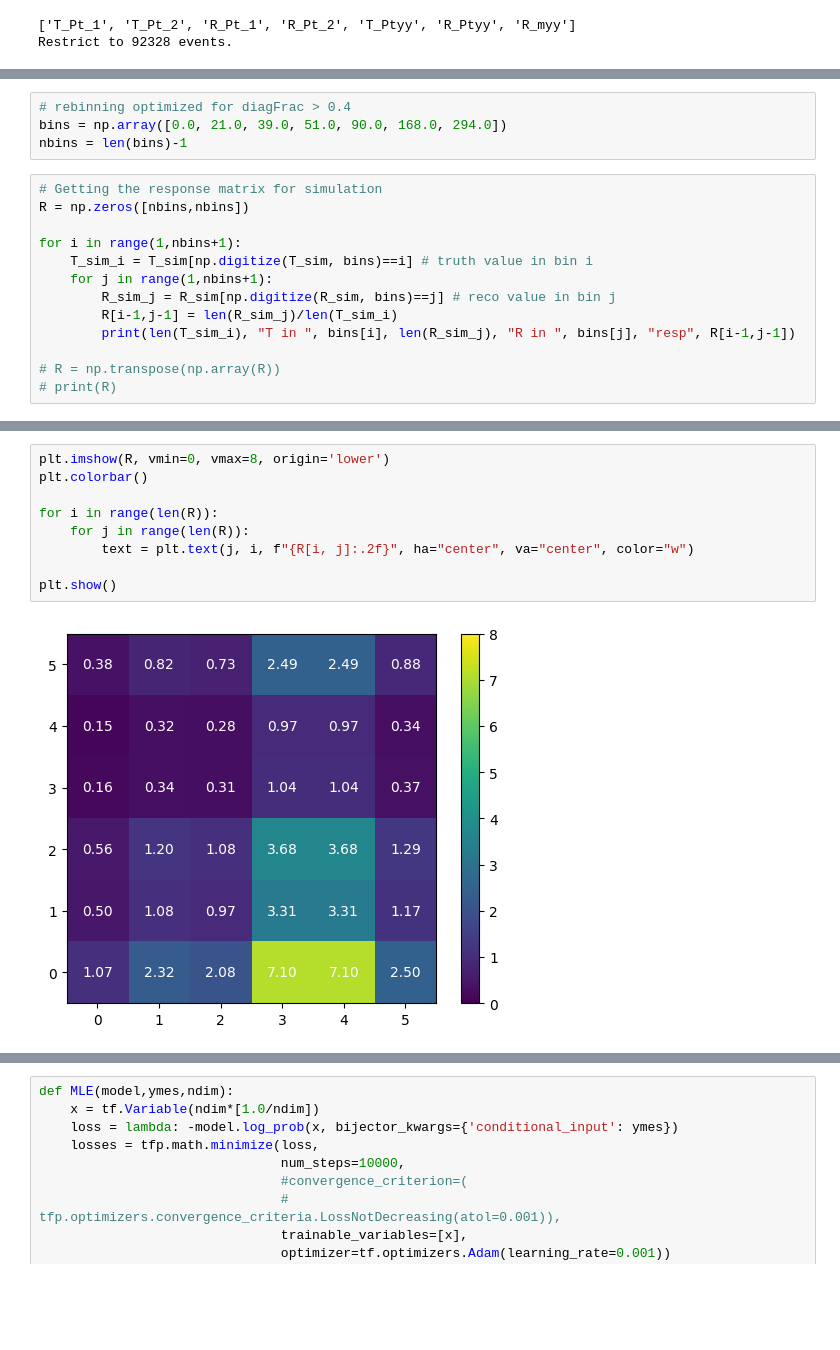
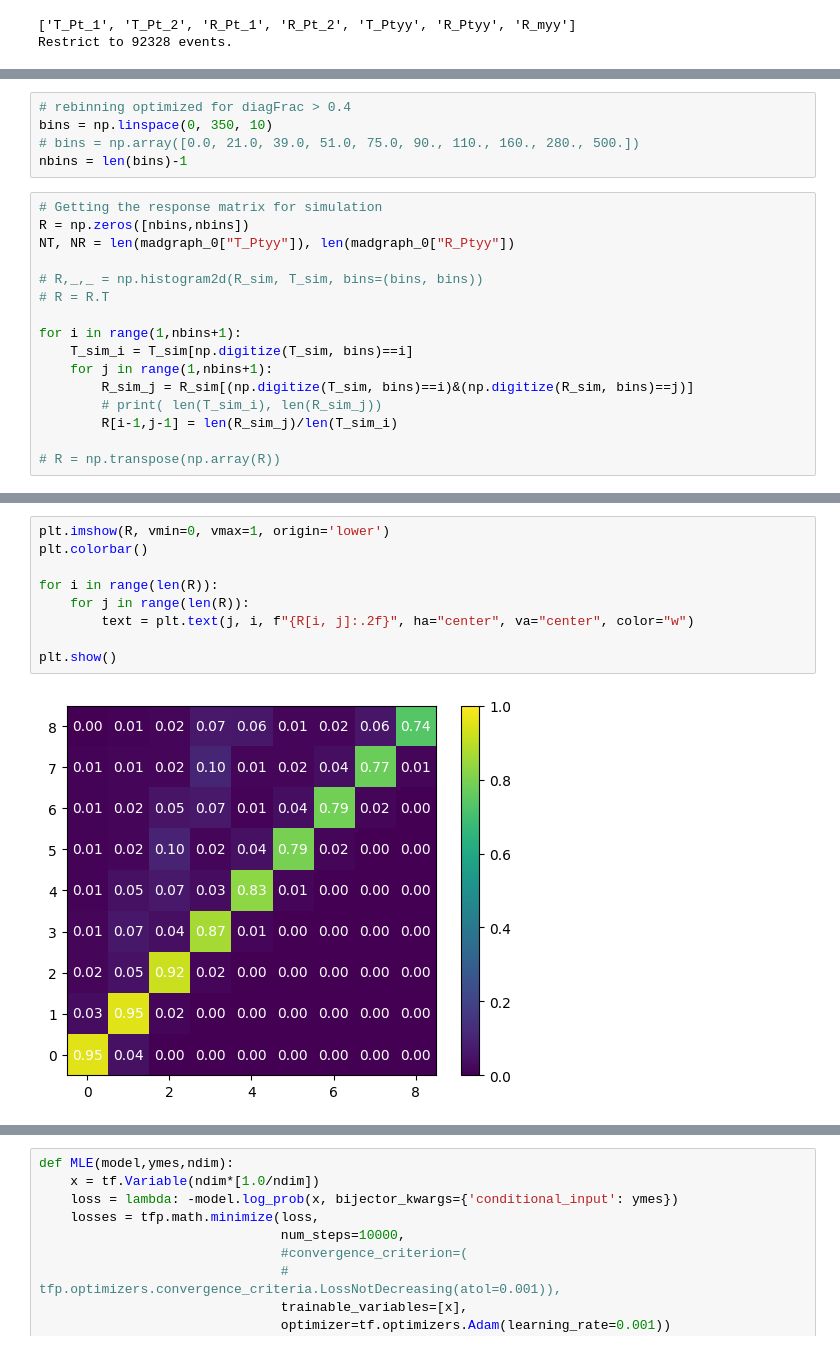
Before and after one commit to jp2555/NPU, a Jupyter notebook: scripts/NeuralPosteriorUnfolding_phys.ipynb, the cells around one changed output, grey strips where cells are left out. Cells and saved outputs as stored; diff of their text form; blank space fills up the shorter version.

```diff
--- a/scripts/NeuralPosteriorUnfolding_phys.ipynb
+++ b/scripts/NeuralPosteriorUnfolding_phys.ipynb
@@ -143,18 +143,22 @@ cpwr.show()
 <Figure size 640x480 with 0 Axes>
 # %%
 # rebinning optimized for diagFrac > 0.4
-bins = np.array([0.0, 21.0, 39.0, 51.0, 90.0, 168.0, 294.0])
+bins = np.linspace(0, 350, 10)
+# bins = np.array([0.0, 21.0, 39.0, 51.0, 75.0, 90., 110., 160., 280., 500.])
 nbins = len(bins)-1
 # %%
 # Getting the response matrix for simulation
 R = np.zeros([nbins,nbins])
+NT, NR = len(madgraph_0["T_Ptyy"]), len(madgraph_0["R_Ptyy"])
+
+# R,_,_ = np.histogram2d(R_sim, T_sim, bins=(bins, bins))
+# R = R.T
 
 for i in range(1,nbins+1):
-    T_sim_i = T_sim[np.digitize(T_sim, bins)==i] # truth value in bin i
+    T_sim_i = T_sim[np.digitize(T_sim, bins)==i]
     for j in range(1,nbins+1):
-        R_sim_j = R_sim[np.digitize(R_sim, bins)==j] # reco value in bin j
+        R_sim_j = R_sim[(np.digitize(T_sim, bins)==i)&(np.digitize(R_sim, bins)==j)]
+        # print( len(T_sim_i), len(R_sim_j))
         R[i-1,j-1] = len(R_sim_j)/len(T_sim_i)
-        print(len(T_sim_i), "T in ", bins[i], len(R_sim_j), "R in ", bins[j], "resp", R[i-1,j-1])
 
 # R = np.transpose(np.array(R))
-# print(R)
@@ -179,14 +165,14 @@ for i in range(1,nbins+1):
 # %%
-plt.imshow(R, vmin=0, vmax=8, origin='lower')
+plt.imshow(R, vmin=0, vmax=1, origin='lower')
 plt.colorbar()
 
 for i in range(len(R)):
     for j in range(len(R)):
         text = plt.text(j, i, f"{R[i, j]:.2f}", ha="center", va="center", color="w")
 
 plt.show()
 # %% [output]
-[figure, old version]
+[figure, new version]
 # %%
 # data
 t = np.array([(np.digitize(T_data, bins)==i).sum() for i in range(1, nbins+1)])
```
Also changed, not shown: parts of 4 cells of this notebook.
